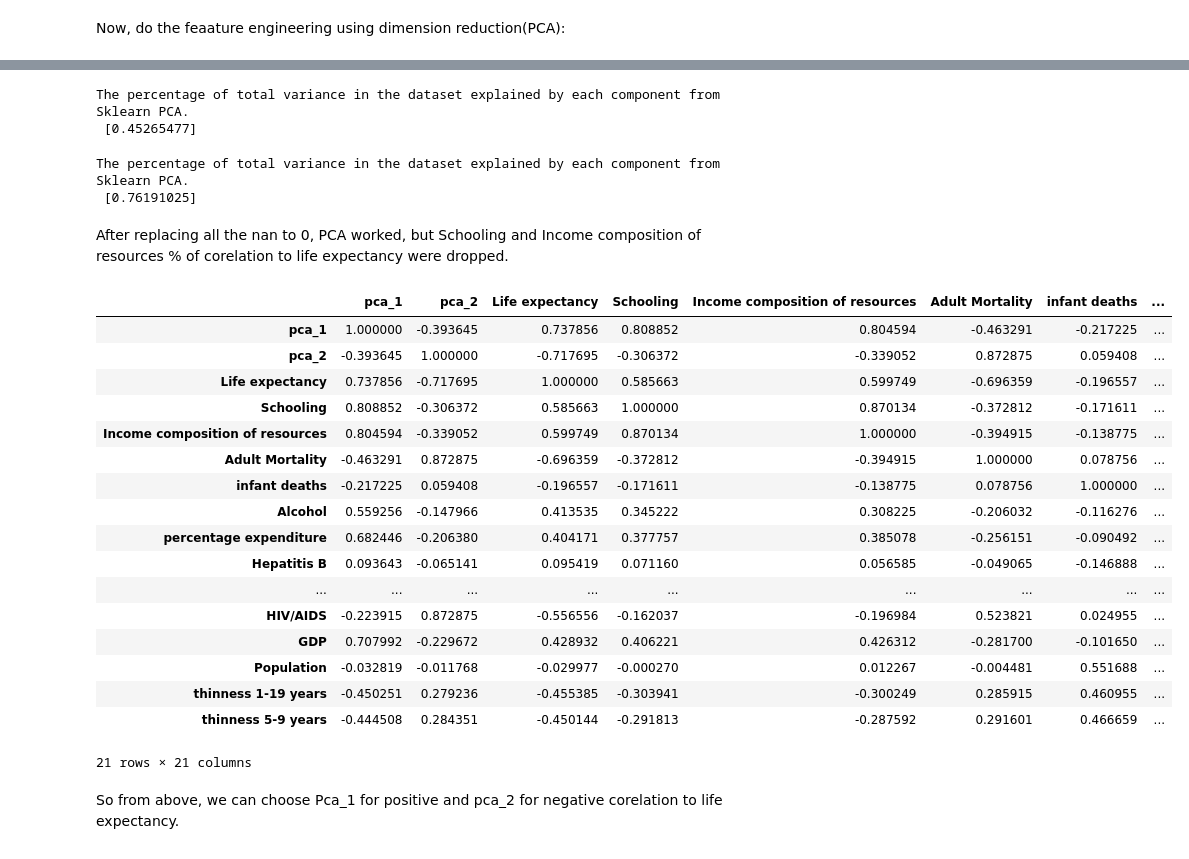
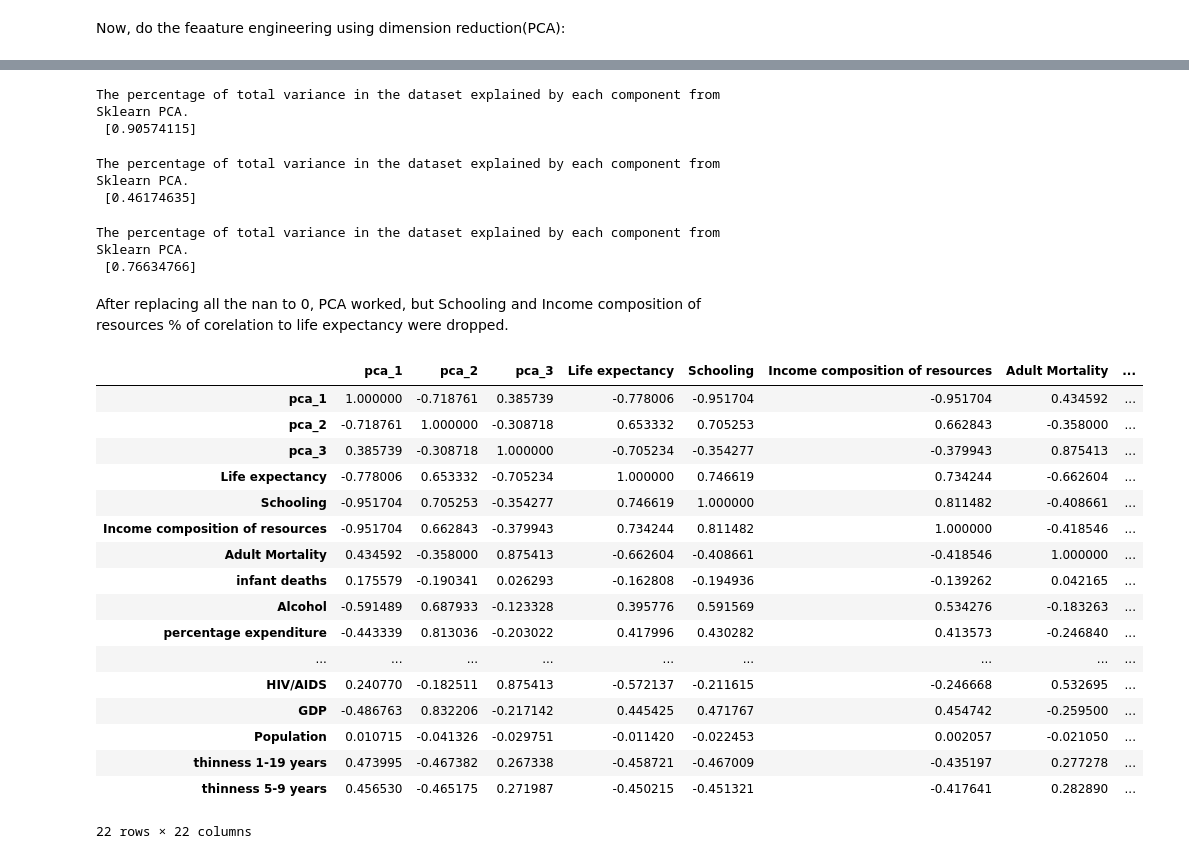
Before and after one commit to pspabhandari/EDA-challenge, a Jupyter notebook: EDA challenge.ipynb, the cells around one changed output, grey strips where cells are left out. Saved outputs shown, nothing was run; the diff lists cells and outputs as text; code cells hidden in the pictures.

```diff
--- a/EDA challenge.ipynb
+++ b/EDA challenge.ipynb
@@ -1062,2 +1040,2 @@ Because of the NaN in the data, PCA is not working, so I will try by replacing a
 # %%
-life_expectancy_c.replace(np.nan, 0, inplace=True)
+life_expectancy_c.dropna(inplace=True)
@@ -1107,6 +1063,6 @@ life_expectancy_c.corr()
 # %%
 #between highly positve corelation
-X = life_expectancy_c[["Schooling", "Income composition of resources", "Alcohol", "percentage expenditure", "BMI", "Polio", "Diphtheria", "GDP"]]
+X = life_expectancy_c[["Schooling", "Income composition of resources"]]
 
 X = StandardScaler().fit_transform(X)
 
@@ -1120,15 +1076,32 @@ print(
 )
 # %% [output]
 The percentage of total variance in the dataset explained by each component from Sklearn PCA.
- [0.45265477]
+ [0.90574115]
+# %%
+#between positve corelation
+X1 = life_expectancy_c[["Alcohol", "percentage expenditure", "BMI", "Polio", "Diphtheria", "GDP"]]
+
+X1 = StandardScaler().fit_transform(X1)
+
+sklearn_pca = PCA(n_components=1)
+life_expectancy_c["pca_2"] = sklearn_pca.fit_transform(X1)
+
+print(
+    'The percentage of total variance in the dataset explained by each',
+    'component from Sklearn PCA.\n',
+    sklearn_pca.explained_variance_ratio_
+)
+# %% [output]
+The percentage of total variance in the dataset explained by each component from Sklearn PCA.
+ [0.46174635]
 # %%
 #between negative corelation
-X1 = life_expectancy_c[["Adult Mortality", "HIV/AIDS"]]
+X2 = life_expectancy_c[["Adult Mortality", "HIV/AIDS"]]
 
-X1 = StandardScaler().fit_transform(X2)
+X2 = StandardScaler().fit_transform(X2)
 
 sklearn_pca = PCA(n_components=1)
-life_expectancy_c["pca_2"] = sklearn_pca.fit_transform(X1)
+life_expectancy_c["pca_3"] = sklearn_pca.fit_transform(X2)
 
 print(
     'The percentage of total variance in the dataset explained by each',
@@ -1137,32 +1110,30 @@ print(
 )
 # %% [output]
 The percentage of total variance in the dataset explained by each component from Sklearn PCA.
- [0.76191025]
+ [0.76634766]
 # %% [markdown]
 After replacing all the nan to 0, PCA worked, but Schooling and Income composition of resources % of corelation to life expectancy were dropped.
 # %%
-life_expectancy_c[["pca_1","pca_2", "Life expectancy","Schooling", "Income composition of resources",
+life_expectancy_c[["pca_1","pca_2","pca_3", "Life expectancy","Schooling", "Income composition of resources",
                   "Adult Mortality", "infant deaths", "Alcohol", "percentage expenditure",
                    "Hepatitis B", "Measles", "BMI", "under-five deaths", "Polio", "Total expenditure",
                    "Diphtheria", "HIV/AIDS", "GDP", "Population", "thinness  1-19 years", "thinness 5-9 years"]].corr()
 # %% [output]
-|  | pca_1 | pca_2 | Life expectancy | Schooling | Income composition of resources | Adult Mortality | infant deaths | ... |
-| pca_1 | 1.000000 | -0.393645 | 0.737856 | 0.808852 | 0.804594 | -0.463291 | -0.217225 | ... |
-| pca_2 | -0.393645 | 1.000000 | -0.717695 | -0.306372 | -0.339052 | 0.872875 | 0.059408 | ... |
-| Life expectancy | 0.737856 | -0.717695 | 1.000000 | 0.585663 | 0.599749 | -0.696359 | -0.196557 | ... |
-| Schooling | 0.808852 | -0.306372 | 0.585663 | 1.000000 | 0.870134 | -0.372812 | -0.171611 | ... |
-| Income composition of resources | 0.804594 | -0.339052 | 0.599749 | 0.870134 | 1.000000 | -0.394915 | -0.138775 | ... |
-| Adult Mortality | -0.463291 | 0.872875 | -0.696359 | -0.372812 | -0.394915 | 1.000000 | 0.078756 | ... |
-| infant deaths | -0.217225 | 0.059408 | -0.196557 | -0.171611 | -0.138775 | 0.078756 | 1.000000 | ... |
-| Alcohol | 0.559256 | -0.147966 | 0.413535 | 0.345222 | 0.308225 | -0.206032 | -0.116276 | ... |
-| percentage expenditure | 0.682446 | -0.206380 | 0.404171 | 0.377757 | 0.385078 | -0.256151 | -0.090492 | ... |
-| Hepatitis B | 0.093643 | -0.065141 | 0.095419 | 0.071160 | 0.056585 | -0.049065 | -0.146888 | ... |
+|  | pca_1 | pca_2 | pca_3 | Life expectancy | Schooling | Income composition of resources | Adult Mortality | ... |
+| pca_1 | 1.000000 | -0.718761 | 0.385739 | -0.778006 | -0.951704 | -0.951704 | 0.434592 | ... |
+| pca_2 | -0.718761 | 1.000000 | -0.308718 | 0.653332 | 0.705253 | 0.662843 | -0.358000 | ... |
+| pca_3 | 0.385739 | -0.308718 | 1.000000 | -0.705234 | -0.354277 | -0.379943 | 0.875413 | ... |
+| Life expectancy | -0.778006 | 0.653332 | -0.705234 | 1.000000 | 0.746619 | 0.734244 | -0.662604 | ... |
+| Schooling | -0.951704 | 0.705253 | -0.354277 | 0.746619 | 1.000000 | 0.811482 | -0.408661 | ... |
+| Income composition of resources | -0.951704 | 0.662843 | -0.379943 | 0.734244 | 0.811482 | 1.000000 | -0.418546 | ... |
+| Adult Mortality | 0.434592 | -0.358000 | 0.875413 | -0.662604 | -0.408661 | -0.418546 | 1.000000 | ... |
+| infant deaths | 0.175579 | -0.190341 | 0.026293 | -0.162808 | -0.194936 | -0.139262 | 0.042165 | ... |
+| Alcohol | -0.591489 | 0.687933 | -0.123328 | 0.395776 | 0.591569 | 0.534276 | -0.183263 | ... |
+| percentage expenditure | -0.443339 | 0.813036 | -0.203022 | 0.417996 | 0.430282 | 0.413573 | -0.246840 | ... |
 | ... | ... | ... | ... | ... | ... | ... | ... | ... |
-| HIV/AIDS | -0.223915 | 0.872875 | -0.556556 | -0.162037 | -0.196984 | 0.523821 | 0.024955 | ... |
-| GDP | 0.707992 | -0.229672 | 0.428932 | 0.406221 | 0.426312 | -0.281700 | -0.101650 | ... |
-| Population | -0.032819 | -0.011768 | -0.029977 | -0.000270 | 0.012267 | -0.004481 | 0.551688 | ... |
-| thinness 1-19 years | -0.450251 | 0.279236 | -0.455385 | -0.303941 | -0.300249 | 0.285915 | 0.460955 | ... |
-| thinness 5-9 years | -0.444508 | 0.284351 | -0.450144 | -0.291813 | -0.287592 | 0.291601 | 0.466659 | ... |
+| HIV/AIDS | 0.240770 | -0.182511 | 0.875413 | -0.572137 | -0.211615 | -0.246668 | 0.532695 | ... |
+| GDP | -0.486763 | 0.832206 | -0.217142 | 0.445425 | 0.471767 | 0.454742 | -0.259500 | ... |
+| Population | 0.010715 | -0.041326 | -0.029751 | -0.011420 | -0.022453 | 0.002057 | -0.021050 | ... |
+| thinness 1-19 years | 0.473995 | -0.467382 | 0.267338 | -0.458721 | -0.467009 | -0.435197 | 0.277278 | ... |
+| thinness 5-9 years | 0.456530 | -0.465175 | 0.271987 | -0.450215 | -0.451321 | -0.417641 | 0.282890 | ... |
-21 rows × 21 columns
+22 rows × 22 columns
-# %% [markdown]
-So from above, we can choose Pca_1 for positive and pca_2 for negative corelation to life expectancy.
```
Also changed, not shown: parts of 28 cells of this notebook.
